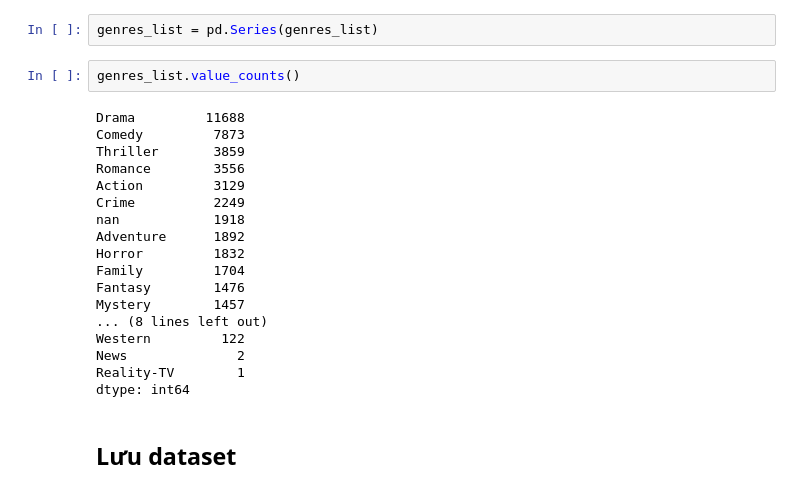
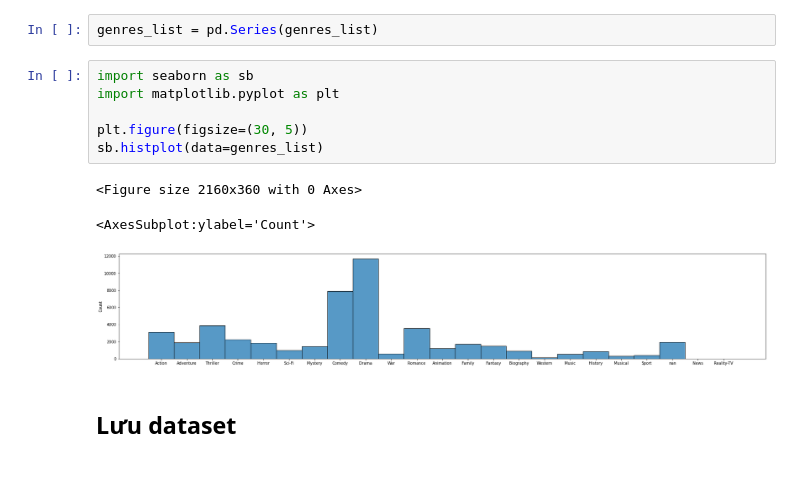
Before and after one commit to icyj1003/imdb-movies-gross, a Jupyter notebook: preprocessing.ipynb, the cells around one changed output. Cells and saved outputs as stored; diff of their text form.

```diff
--- a/preprocessing.ipynb
+++ b/preprocessing.ipynb
@@ -362,26 +362,16 @@ except:
     pass
 # %%
 genres_list = pd.Series(genres_list)
-# %%
-genres_list.value_counts()
-# %% [output]
-Drama         11688
-Comedy         7873
-Thriller       3859
-Romance        3556
-Action         3129
-Crime          2249
-nan            1918
-Adventure      1892
-Horror         1832
-Family         1704
-Fantasy        1476
-Mystery        1457
-... (8 lines left out)
-Western         122
-News              2
-Reality-TV        1
-dtype: int64
+# %%
+import seaborn as sb
+import matplotlib.pyplot as plt
+
+plt.figure(figsize=(30, 5))
+sb.histplot(data=genres_list)
+# %% [output]
+<Figure size 2160x360 with 0 Axes>
+<AxesSubplot:ylabel='Count'>
+[figure, added]
 # %% [markdown]
 ## Lưu dataset
 # %%
```
